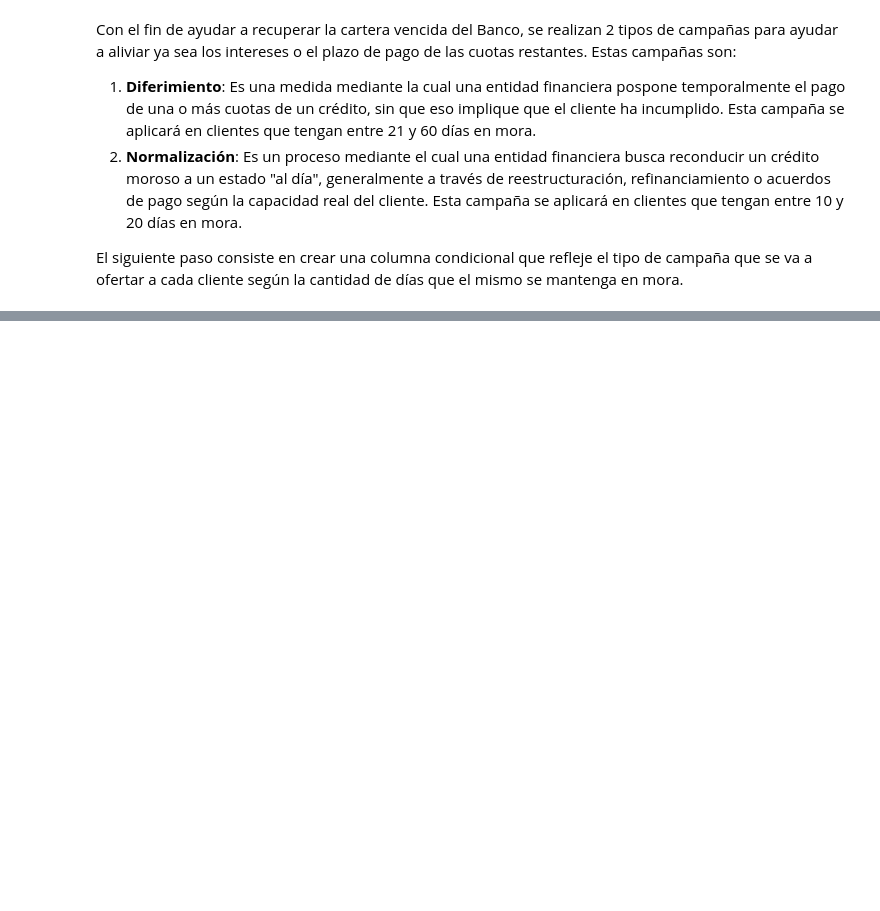
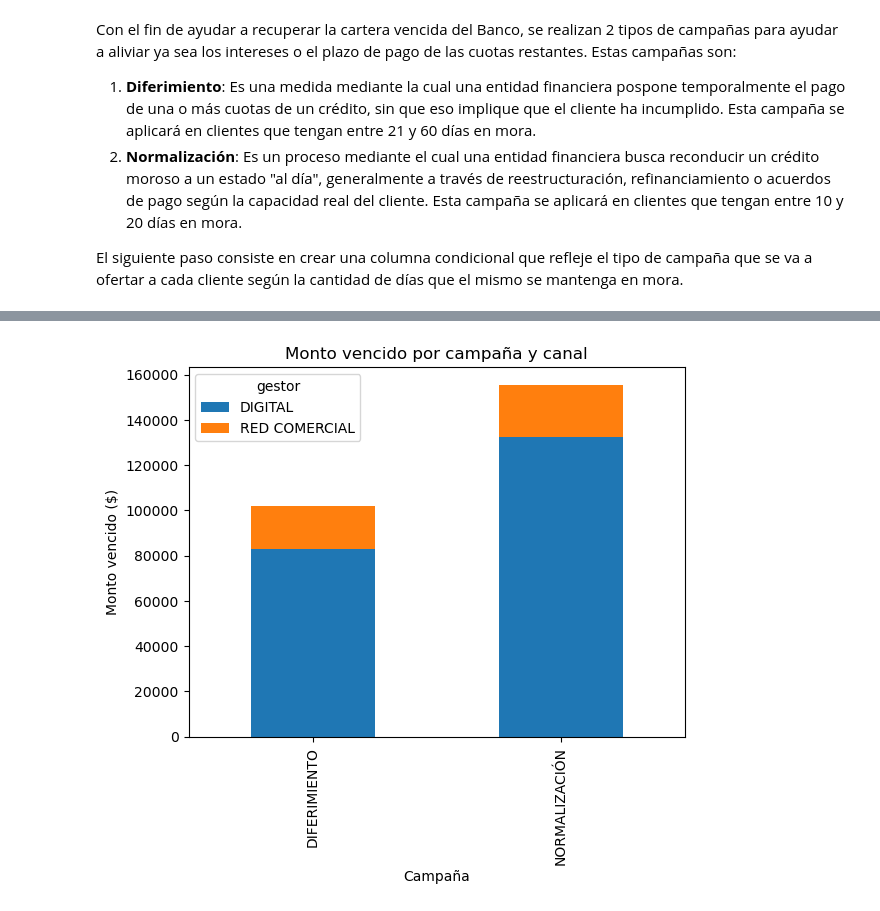
Before and after one commit to carlos-calderon-cabezas/financial-relief-analysis, a Jupyter notebook: analisis_alivio_financiero.ipynb, the cells around one changed output, grey strips where cells are left out. Saved outputs shown, nothing was run; the diff lists cells and outputs as text; code cells hidden in the pictures; blank space fills up the shorter version.

```diff
--- a/analisis_alivio_financiero.ipynb
+++ b/analisis_alivio_financiero.ipynb
@@ -216,0 +236,10 @@ plt.show()
+# %%
+pivot = df_morosidad.groupby(["tipo_campania", "gestor"], observed=True) \
+["monto_vencido"].sum().unstack()
+pivot.plot(kind="bar", stacked=True)
+plt.title("Monto vencido por campaña y canal")
+plt.ylabel("Monto vencido ($)")
+plt.xlabel("Campaña")
+plt.show()
+# %% [output]
+[figure, added]
```
Also changed, not shown: parts of 9 cells of this notebook.
